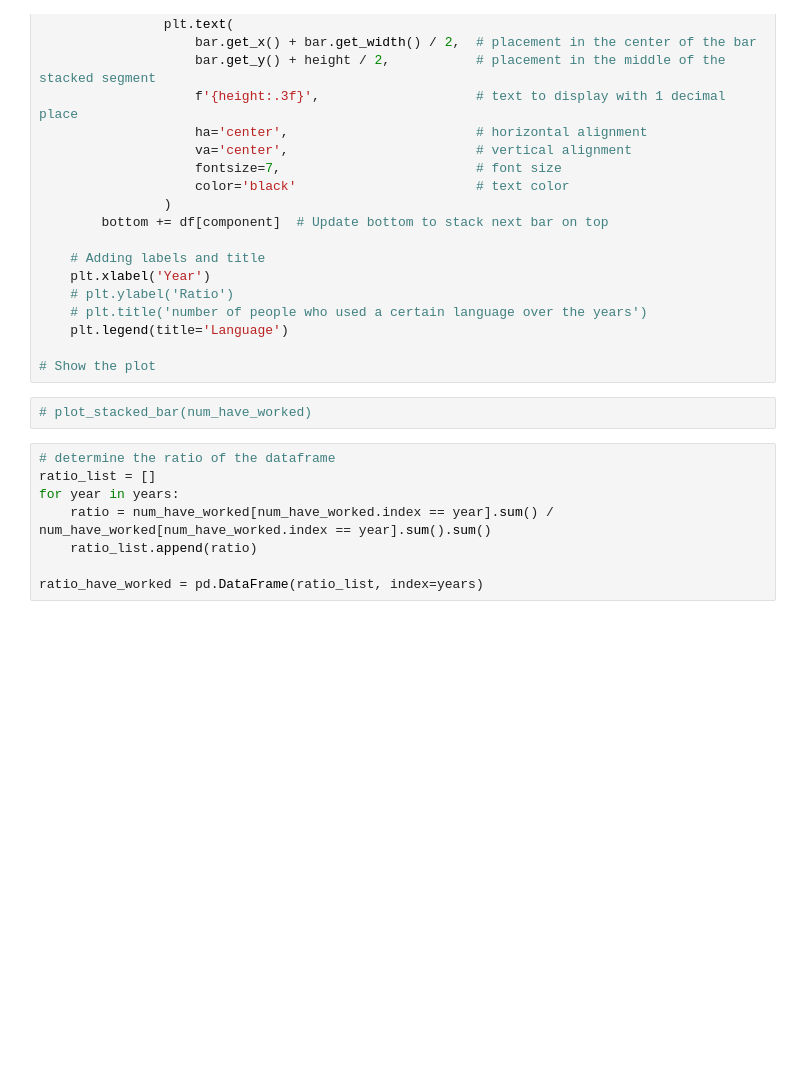
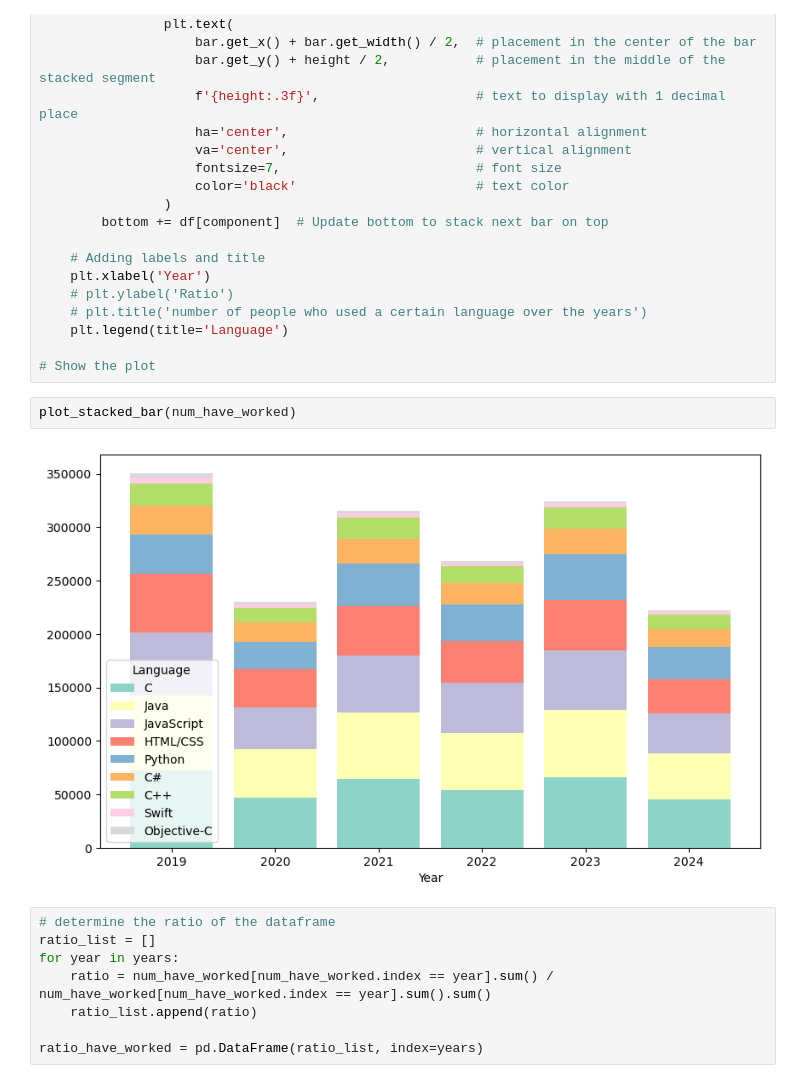
Before and after one commit to AlbertFlatscher/Stackoverflow_Survey_over_Time, a Jupyter notebook: Shifts_in_Programming_Preferences_from_2019_to_2024.ipynb, the cells around one changed output. Cells and saved outputs as stored; diff of their text form; blank space fills up the shorter version.

```diff
--- a/Shifts_in_Programming_Preferences_from_2019_to_2024.ipynb
+++ b/Shifts_in_Programming_Preferences_from_2019_to_2024.ipynb
@@ -322,8 +322,10 @@ def plot_stacked_bar(df, value_plot=False):
     plt.legend(title='Language')
 
 # Show the plot
-# %%
-# plot_stacked_bar(num_have_worked)
+# %%
+plot_stacked_bar(num_have_worked)
+# %% [output]
+[figure, added]
 # %%
 # determine the ratio of the dataframe
 ratio_list = []
```
Also changed, not shown: parts of 10 cells of this notebook.
